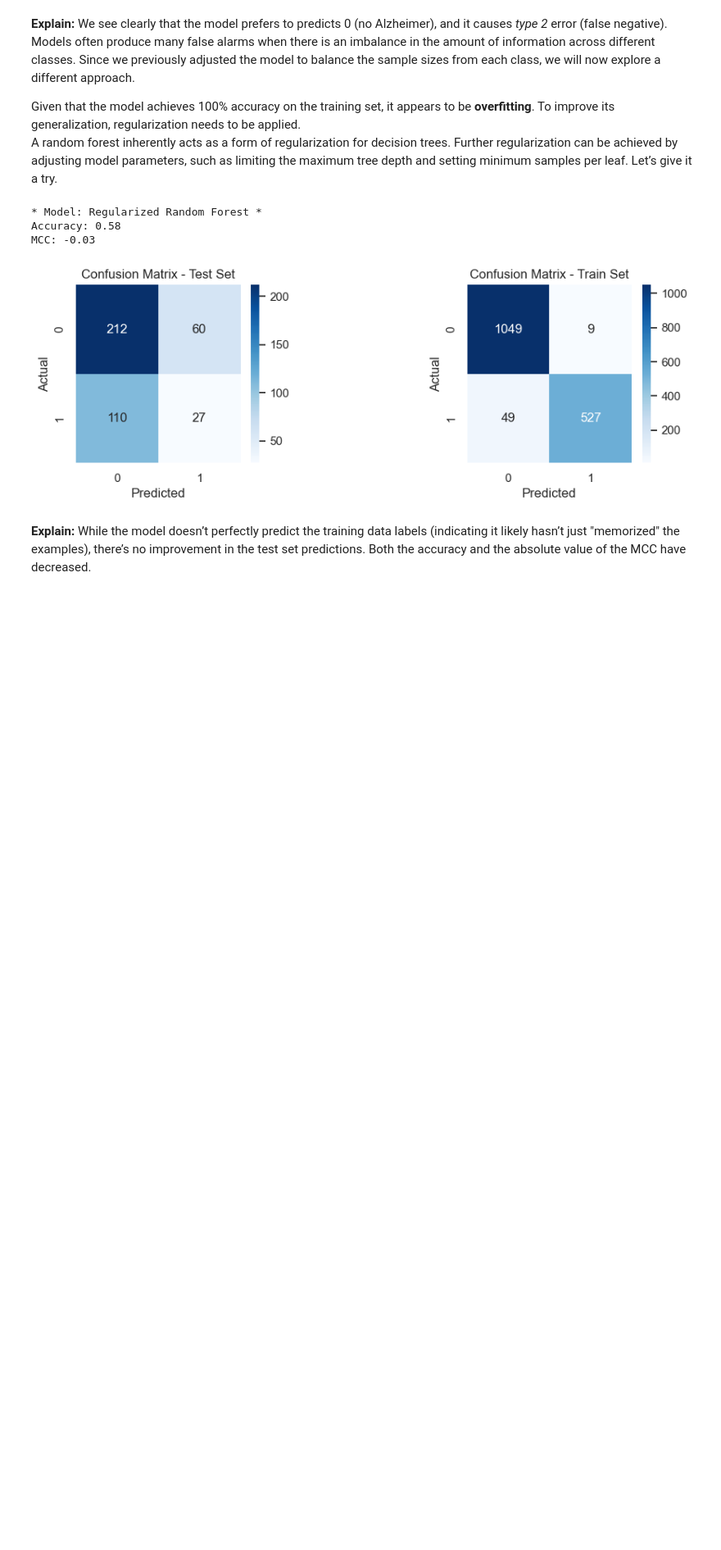
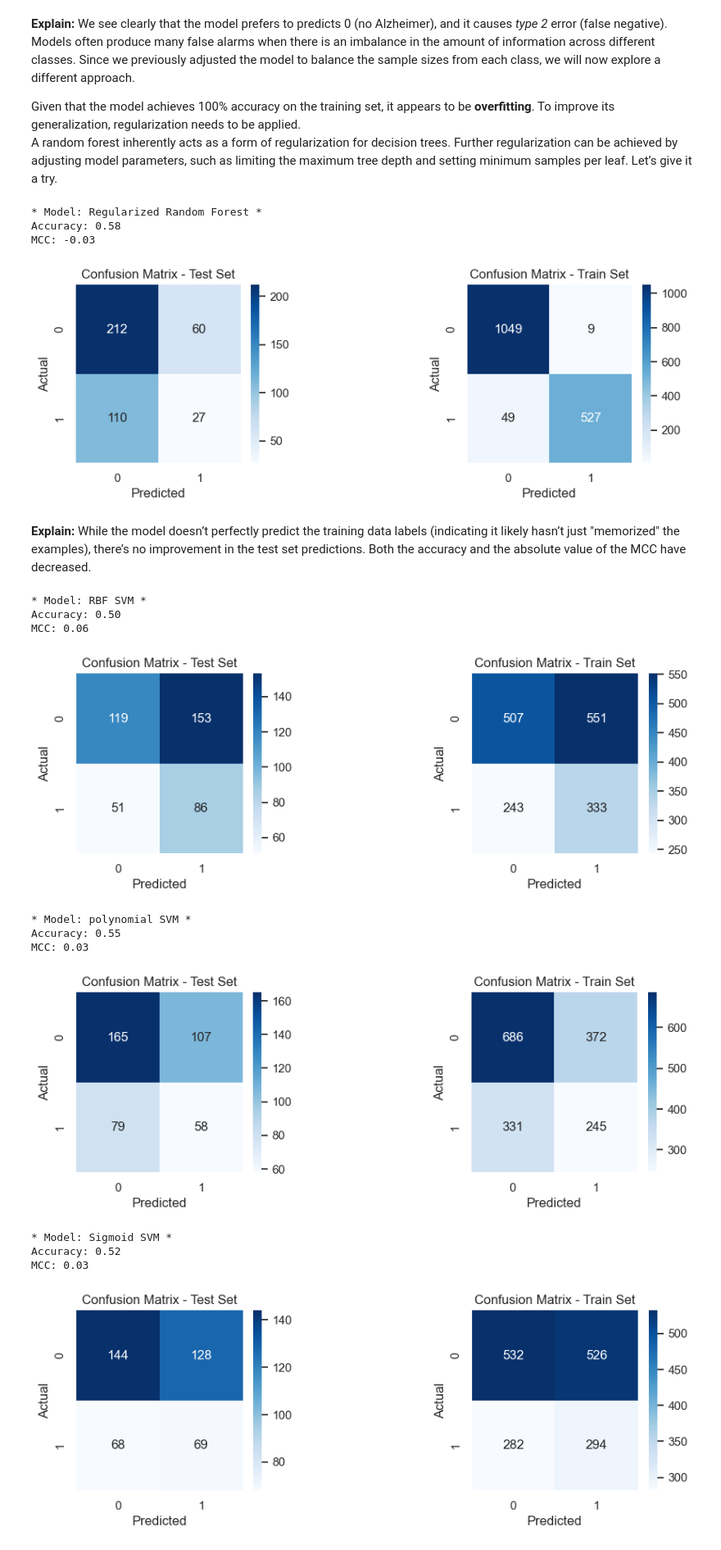
Before and after one commit to gbook0/Alzheimer-Data-Analysis, a Jupyter notebook: Alzheimer.ipynb, the cells around one changed output. Shown: that part at 82% size. Drawn from its saved outputs; the diff is of its cells as text; code cells hidden in the pictures; blank space fills up the shorter version.

Commit message:
SVM classifiers

```diff
--- a/Alzheimer.ipynb
+++ b/Alzheimer.ipynb
@@ -279,3 +280,33 @@ MCC: -0.03
 [figure]
 # %% [markdown]
 **Explain:** While the model doesn’t perfectly predict the training data labels (indicating it likely hasn’t just "memorized" the examples), there’s no improvement in the test set predictions. Both the accuracy and the absolute value of the MCC have decreased.
+# %%
+# SVM classifiers
+
+# Radial Basis Function kernel
+rbf_svm_model = SVC(kernel='rbf', class_weight='balanced')
+rbf_svm_model.fit(X_train, y_train)
+EstimateModelAccuracy(rbf_svm_model, 'RBF SVM', X_train, X_test, y_train, y_test);
+
+# Polynomial kernel
+poly_svm_model = SVC(kernel='poly', class_weight='balanced')
+poly_svm_model.fit(X_train, y_train)
+EstimateModelAccuracy(poly_svm_model, 'polynomial SVM', X_train, X_test, y_train, y_test);
+
+# Polynomial kernel
+sig_svm_model = SVC(kernel='sigmoid', class_weight='balanced')
+sig_svm_model.fit(X_train, y_train)
+EstimateModelAccuracy(sig_svm_model, 'Sigmoid SVM', X_train, X_test, y_train, y_test);
+# %% [output]
+* Model: RBF SVM *
+Accuracy: 0.50
+MCC: 0.06
+[figure, added]
+* Model: polynomial SVM *
+Accuracy: 0.55
+MCC: 0.03
+[figure, added]
+* Model: Sigmoid SVM *
+Accuracy: 0.52
+MCC: 0.03
+[figure, added]
```
Also changed, not shown: parts of 2 cells of this notebook.
